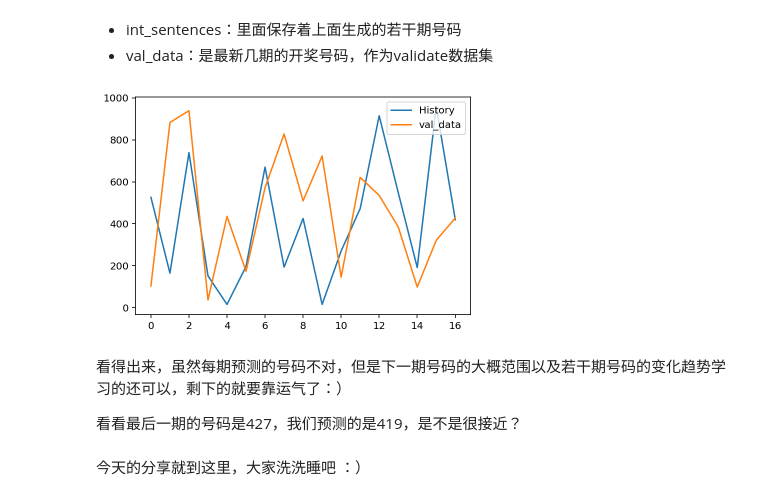
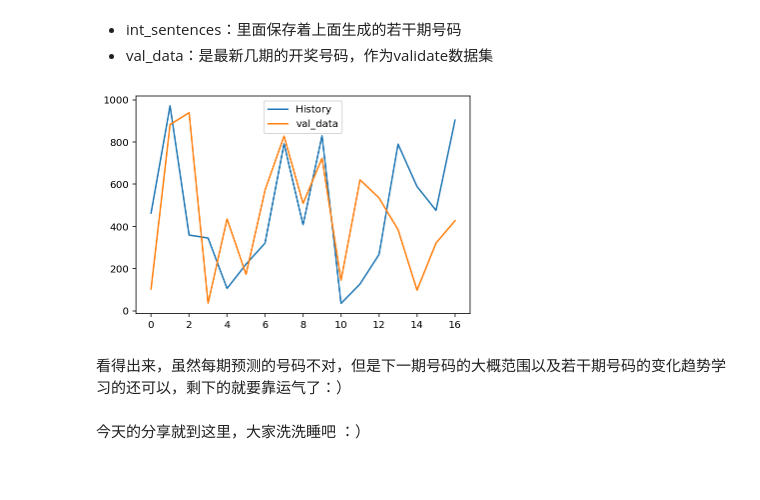
Before and after one commit to chengstone/LotteryPredict, a Jupyter notebook: cp_script_generation.ipynb, the cells around one changed output. Saved outputs shown, nothing was run; the diff lists cells and outputs as text; code cells hidden in the pictures.

```diff
--- a/cp_script_generation.ipynb
+++ b/cp_script_generation.ipynb
@@ -351,13 +350,13 @@ def get_batches(int_text, batch_size, seq_length):
 -  `show_every_n_batches` 是过多少batch以后打印训练信息。
 # %%
 # Number of Epochs
-num_epochs = 25
+num_epochs = 50
 # Batch Size
 batch_size = 32
 # RNN Size
-rnn_size = 1000
+rnn_size = 512
 # Embedding Dimension Size
-embed_dim = 1000
+embed_dim = 512
 # Sequence Length
 seq_length = 1
 # Learning Rate
@@ -419,28 +412,16 @@ with train_graph.as_default():
         logits,
         targets,
         tf.ones([input_data_shape[0], input_data_shape[1]]))
-#     cost = build_loss(logits, targets, vocab_size)
 
     # We use the cosine distance:
     norm = tf.sqrt(tf.reduce_sum(tf.square(embed_matrix), 1, keep_dims=True))
     normalized_embedding = embed_matrix / norm
 
-    probs_embeddings = tf.nn.embedding_lookup(normalized_embedding, tf.squeeze(tf.argmax(probs, 2)))#np.squeeze(probs.argmax(2))
-    probs_similarity = tf.matmul(probs_embeddings, tf.transpose(normalized_embedding))
-
-    y_embeddings = tf.nn.embedding_lookup(normalized_embedding, tf.squeeze(targets))
-    y_similarity = tf.matmul(y_embeddings, tf.transpose(normalized_embedding))
-
-#     data_moments = tf.reduce_mean(y_similarity, axis=0)
-#     sample_moments = tf.reduce_mean(probs_similarity, axis=0)
-    similar_loss = tf.reduce_mean(tf.abs(y_similarity - probs_similarity))
-    total_loss = cost + similar_loss
-
     # Optimizer
     optimizer = tf.train.AdamOptimizer(lr)
 
     # Gradient Clipping
-    gradients = optimizer.compute_gradients(total_loss)  #cost
+    gradients = optimizer.compute_gradients(cost)
     capped_gradients = [(tf.clip_by_value(grad, -1., 1.), var) for grad, var in gradients if grad is not None]  #clip_by_norm
     train_op = optimizer.apply_gradients(capped_gradients)
 
@@ -520,7 +501,7 @@ with tf.Session(graph=train_graph) as sess:
                 targets: y,
                 initial_state: state,
                 lr: learning_rate}
-            train_loss, state, _ = sess.run([total_loss, final_state, train_op], feed)  #cost
+            train_loss, state, _ = sess.run([cost, final_state, train_op], feed)  #
             losses['train'].append(train_loss)
 
             # Show every <show_every_n_batches> batches
@@ -537,10 +518,10 @@ with tf.Session(graph=train_graph) as sess:
         for batch_i, (x, y) in enumerate(test_batches):
             # Get Prediction
             test_loss, acc, probabilities, prev_state = sess.run(
-                [total_loss, accuracy, probs, final_state],
+                [cost, accuracy, probs, final_state],
                 {input_text: x,
                  targets: y,
-                 initial_state: prev_state})  #cost
+                 initial_state: prev_state})  #
 
             #保存测试损失和准确率
             acc_list.append(acc)
@@ -866,7 +853,7 @@ with tf.Session(graph=train_graph) as sess:
             {input_text: dyn_input, initial_state: prev_state})
 
         valid_embedding = tf.nn.embedding_lookup(normalized_embedding, probabilities.argmax())
-        valid_embedding = tf.reshape(valid_embedding, (1, len(int_to_vocab)))
+        valid_embedding = tf.reshape(valid_embedding, (1, embed_dim))
         similarity = tf.matmul(valid_embedding, tf.transpose(normalized_embedding))
         sim = similarity.eval()
 
@@ -922,14 +908,12 @@ int_sentences = int_sentences[1:]
 val_data = [[103],[883],[939],[36],[435],[173],[572],[828],[509],[723],[145],[621],[535],[385],[98],[321],[427]]
 # %%
 plt.plot(int_sentences, label='History')
-plt.plot(val_tests, label='val_data')
+plt.plot(val_data, label='val_data')
 plt.legend()
 _ = plt.ylim()
 # %% [output]
-[figure, old version]
+[figure, new version]
 # %% [markdown]
 看得出来，虽然每期预测的号码不对，但是下一期号码的大概范围以及若干期号码的变化趋势学习的还可以，剩下的就要靠运气了：）
-
-看看最后一期的号码是427，我们预测的是419，是不是很接近？
 # %% [markdown]
 今天的分享就到这里，大家洗洗睡吧 ：）
```
Also changed, not shown: parts of 21 cells of this notebook.
